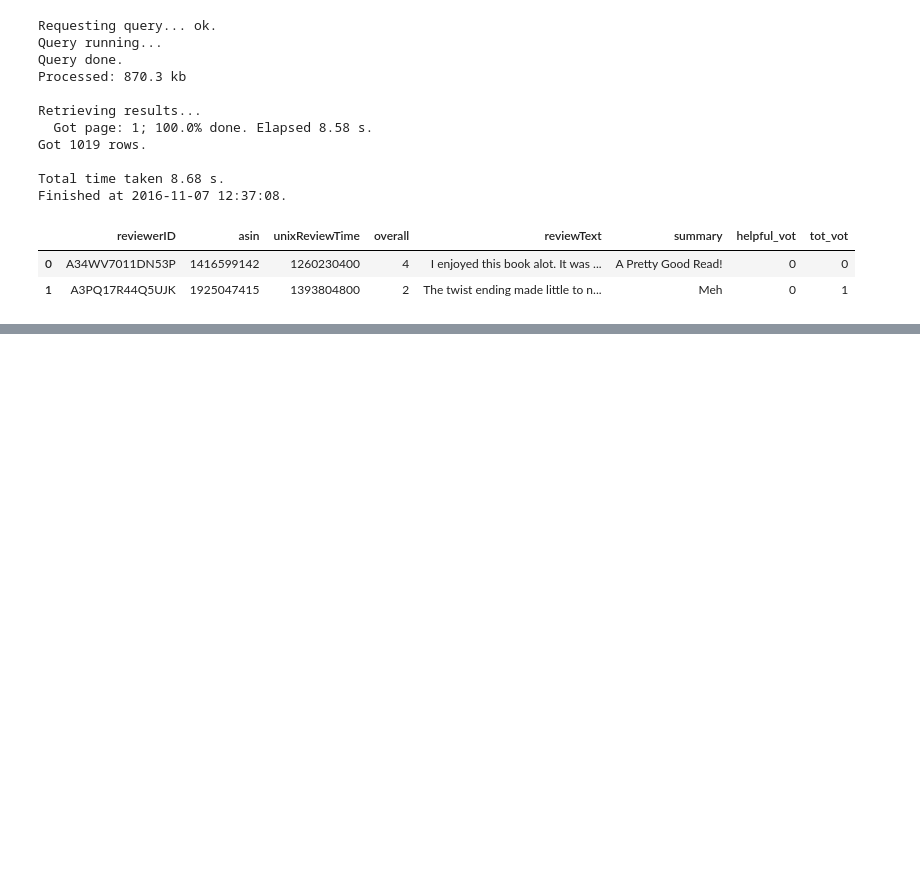
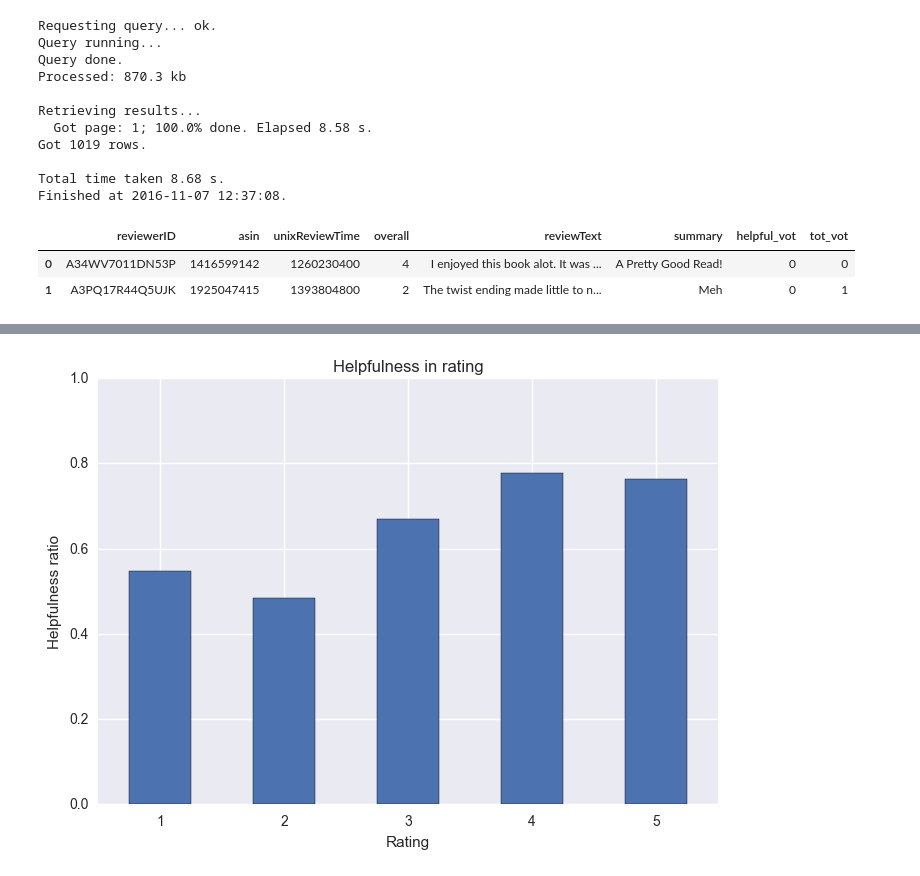
Before and after one commit to TancyKao/AmazonReviewProj, a Jupyter notebook: AmazonBookPilot.ipynb, the cells around one changed output, grey strips where cells are left out. Cells and saved outputs as stored; diff of their text form; code cells hidden in the pictures; blank space fills up the shorter version.

```diff
--- a/AmazonBookPilot.ipynb
+++ b/AmazonBookPilot.ipynb
@@ -569,0 +157,14 @@ clean_review = review_to_words( train["review"][0] )
+# %%
+##########################################
+## DISTRIBUTION OF RATING FOR HELPFULNESS
+##########################################
+
+ABS_df.groupby('overall')['help_prop'].mean().plot(kind='bar')
+plt.title("Helpfulness in rating")
+plt.xlabel("Rating")
+plt.ylabel("Helpfulness ratio")
+plt.ylim([0, 1])
+plt.xticks(rotation=0)
+plt.show()
+# %% [output]
+[figure, added]
```
Also changed, not shown: parts of 62 cells of this notebook.
